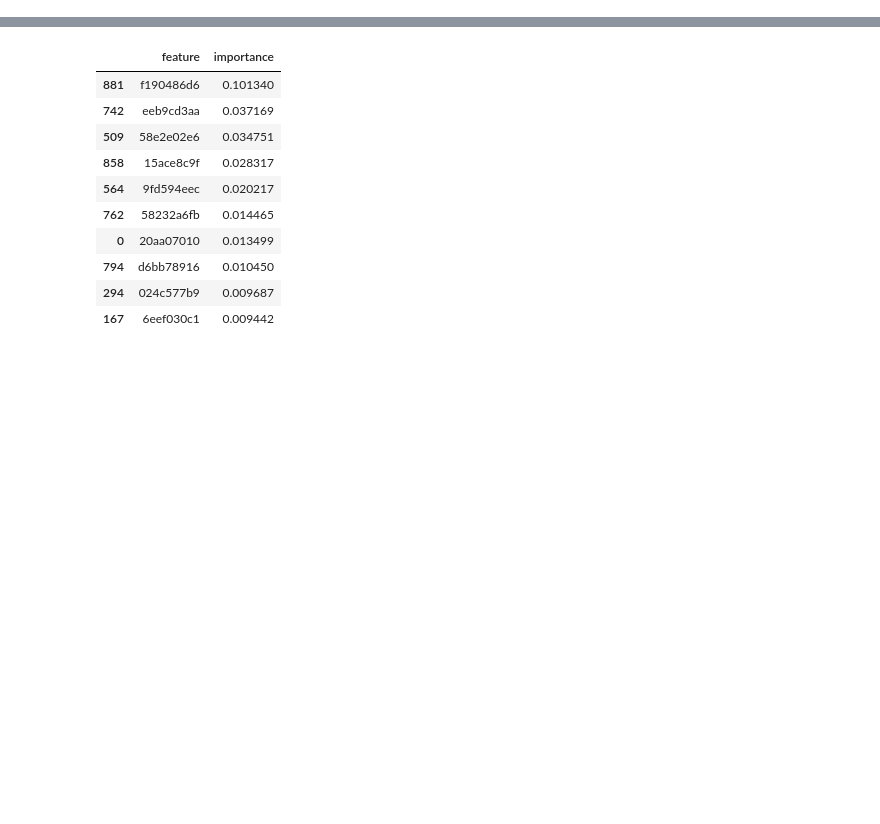
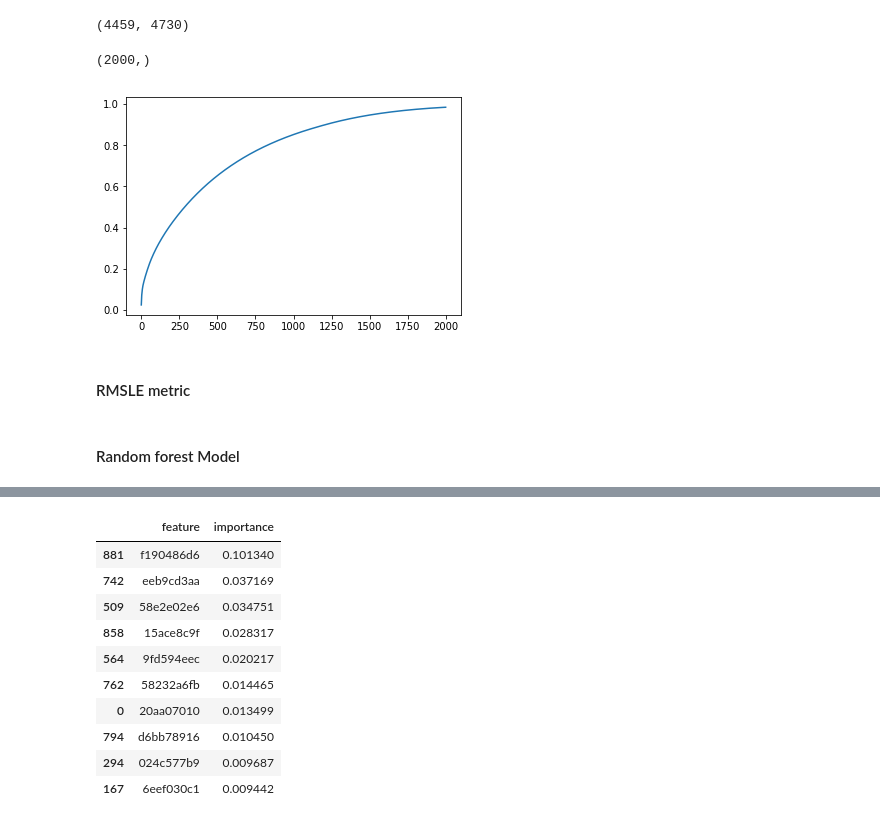
Before and after one commit to msahamed/santadar_price_prediction, a Jupyter notebook: src/model.ipynb, the cells around one changed output, grey strips where cells are left out. Cells and saved outputs as stored; diff of their text form; code cells hidden in the pictures; blank space fills up the shorter version.

Commit message:
started working on data leakage

```diff
--- a/src/model.ipynb
+++ b/src/model.ipynb
@@ -46,0 +32,19 @@ mean_squared_error(yval, predval)
+# %%
+data_scaled = StandardScaler().fit_transform(dftrain.drop('target', axis = 1))
+# %%
+data_scaled.shape
+# %% [output]
+(4459, 4730)
+# %%
+pca_train = PCA(n_components = 2000)
+train_reduced = pca_train.fit_transform(data_scaled)
+# %%
+var = pca_train.explained_variance_ratio_
+np.shape(pca_train.explained_variance_ratio_)
+# %% [output]
+(2000,)
+# %%
+plt.plot(np.cumsum(var[var > 0.0]))
+plt.show()
+# %% [output]
+[figure, added]
@@ -46,0 +54,2 @@ mean_squared_error(yval, predval)
+# %% [markdown]
+#### RMSLE metric
@@ -46,0 +60,2 @@ mean_squared_error(yval, predval)
+# %% [markdown]
+#### Random forest Model
```
Also changed, not shown: parts of 35 cells of this notebook, 1 other file.
